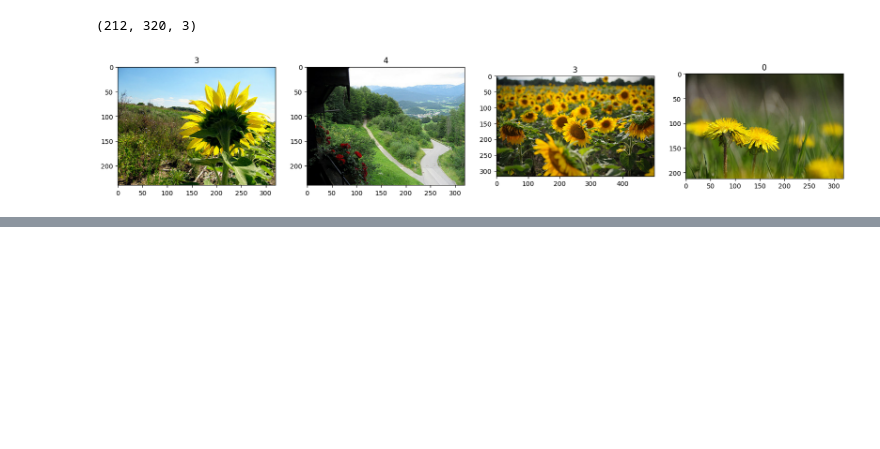
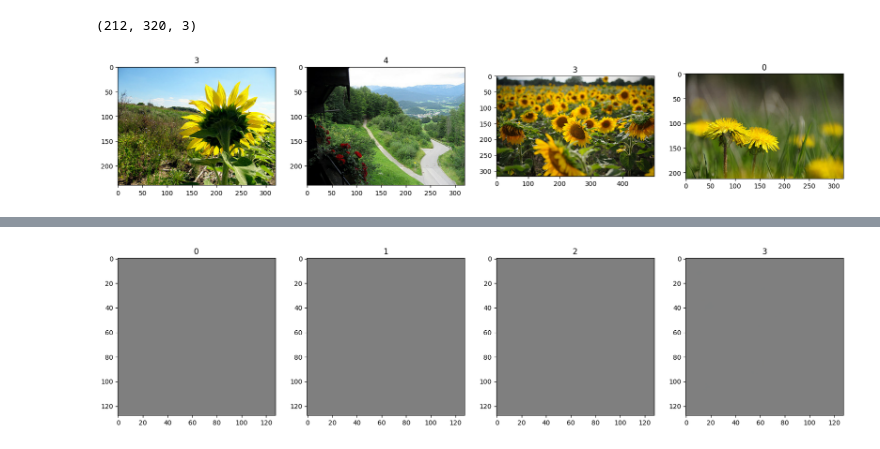
Before and after one commit to hmessas/Flowers-projects, a Jupyter notebook: tf_flowersGAN.ipynb, the cells around one changed output, grey strips where cells are left out. Drawn from its saved outputs; the diff is of its cells as text; code cells hidden in the pictures; blank space fills up the shorter version.

```diff
--- a/tf_flowersGAN.ipynb
+++ b/tf_flowersGAN.ipynb
@@ -66,7 +69,7 @@ from tensorflow.keras.layers import Conv2D, Dense, Flatten, Reshape, LeakyReLU,
 def build_generator():
     model = Sequential()
 
-    model.add(Dense(16*16*128,input_dim=128)) #shape=(16,16,128)
+    model.add(Dense(16*16*128,input_dim=1)) #shape=(16,16,128)
     model.add(LeakyReLU(0.2))
     model.add(Reshape((16,16,128)))
 
@@ -82,7 +85,6 @@ def build_generator():
     model.add(Conv2D(128,5,padding='same'))
     model.add(LeakyReLU(0.2))
 
-    model.add(UpSampling2D()) #shape=256
     model.add(Conv2D(128,5,padding='same'))
     model.add(LeakyReLU(0.2))
 
@@ -118,0 +127,10 @@ _________________________________________________________________
+# %%
+#plota imagens NÃO TREINADAS
+imgs = generator.predict(np.random.randn(4,1,1))
+fig, ax = plt.subplots(ncols=4,figsize=(20,20))
+for idx, img in enumerate(imgs):
+    #plota a imagem
+    ax[idx].imshow(np.squeeze(img))
+    #adiciona a label
+    ax[idx].title.set_text(idx)
+# %% [output]
@@ -118,0 +138 @@ _________________________________________________________________
+[figure, added]
```
Also changed, not shown: parts of 19 cells of this notebook.
